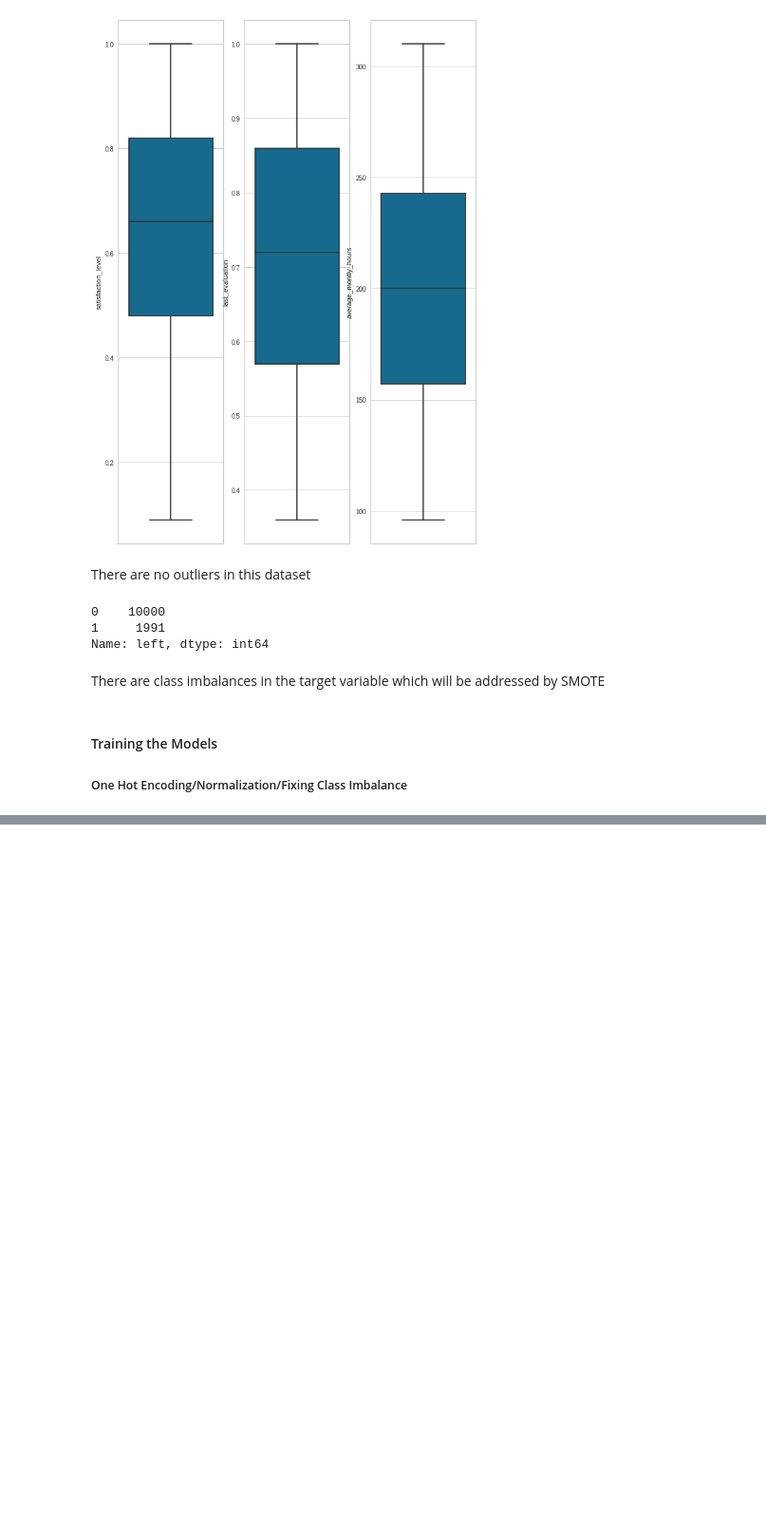
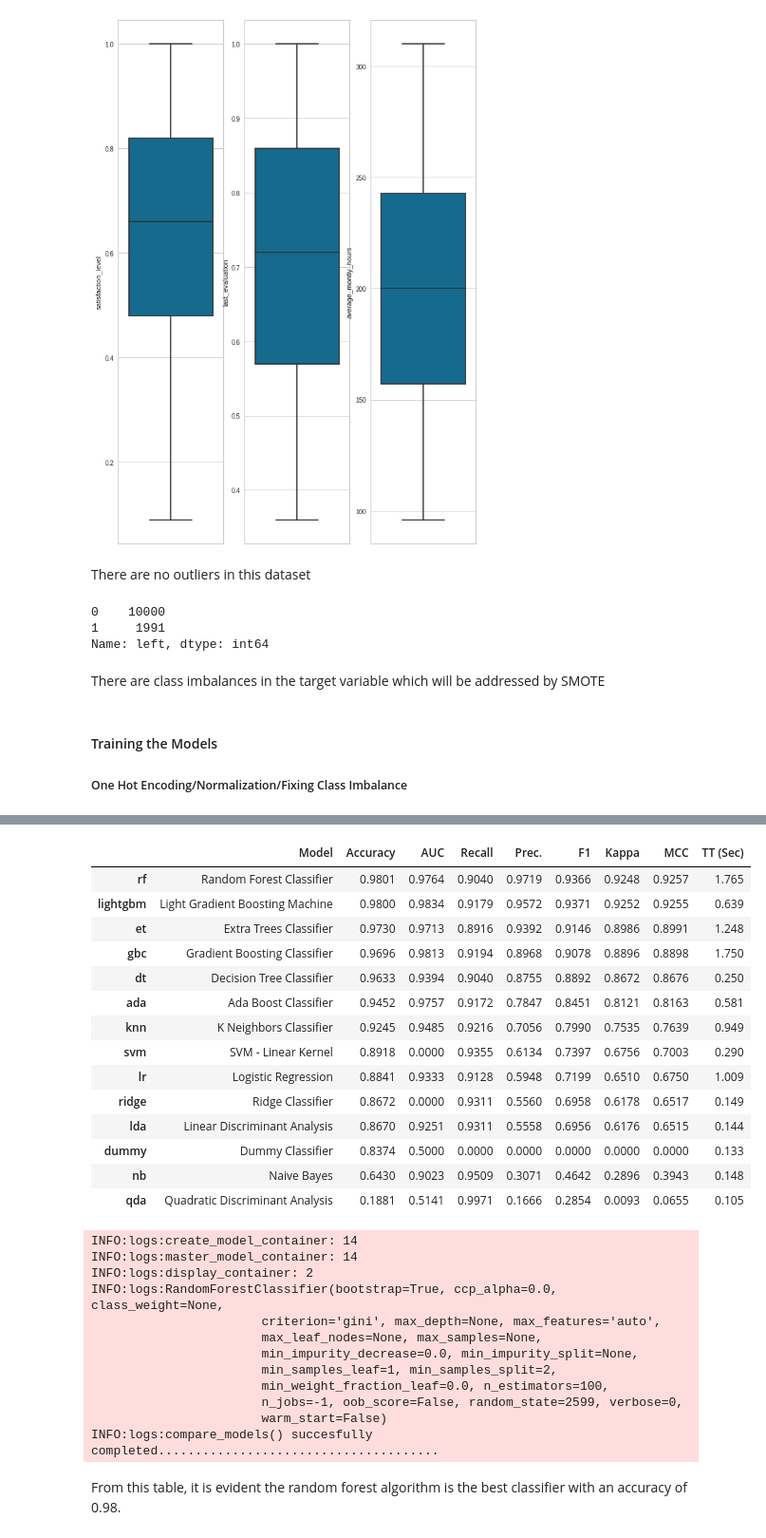
Before and after one commit to VivianKingasia/Employee-Turnover-Project, a Jupyter notebook: Employee Turnover Prediction Model.ipynb, the cells around one changed output, grey strips where cells are left out. Shown: that part at 95% size. Drawn from its saved outputs; the diff is of its cells as text; code cells hidden in the pictures; blank space fills up the shorter version.

Commit message:
Prediction Model

```diff
--- a/Employee Turnover Prediction Model.ipynb
+++ b/Employee Turnover Prediction Model.ipynb
@@ -423,3 +463,37 @@ INFO:logs:Pipeline(memory=None,
                 ('dfs', 'passthrough'), ('pca', 'passthrough')],
          verbose=False)
 INFO:logs:setup() succesfully completed......................................
+# %%
+# exploring the models
+
+best_models = compare_models()
+# %% [output]
+|  | Model | Accuracy | AUC | Recall | Prec. | F1 | Kappa | MCC | TT (Sec) |
+| rf | Random Forest Classifier | 0.9801 | 0.9764 | 0.9040 | 0.9719 | 0.9366 | 0.9248 | 0.9257 | 1.765 |
+| lightgbm | Light Gradient Boosting Machine | 0.9800 | 0.9834 | 0.9179 | 0.9572 | 0.9371 | 0.9252 | 0.9255 | 0.639 |
+| et | Extra Trees Classifier | 0.9730 | 0.9713 | 0.8916 | 0.9392 | 0.9146 | 0.8986 | 0.8991 | 1.248 |
+| gbc | Gradient Boosting Classifier | 0.9696 | 0.9813 | 0.9194 | 0.8968 | 0.9078 | 0.8896 | 0.8898 | 1.750 |
+| dt | Decision Tree Classifier | 0.9633 | 0.9394 | 0.9040 | 0.8755 | 0.8892 | 0.8672 | 0.8676 | 0.250 |
+| ada | Ada Boost Classifier | 0.9452 | 0.9757 | 0.9172 | 0.7847 | 0.8451 | 0.8121 | 0.8163 | 0.581 |
+| knn | K Neighbors Classifier | 0.9245 | 0.9485 | 0.9216 | 0.7056 | 0.7990 | 0.7535 | 0.7639 | 0.949 |
+| svm | SVM - Linear Kernel | 0.8918 | 0.0000 | 0.9355 | 0.6134 | 0.7397 | 0.6756 | 0.7003 | 0.290 |
+| lr | Logistic Regression | 0.8841 | 0.9333 | 0.9128 | 0.5948 | 0.7199 | 0.6510 | 0.6750 | 1.009 |
+| ridge | Ridge Classifier | 0.8672 | 0.0000 | 0.9311 | 0.5560 | 0.6958 | 0.6178 | 0.6517 | 0.149 |
+| lda | Linear Discriminant Analysis | 0.8670 | 0.9251 | 0.9311 | 0.5558 | 0.6956 | 0.6176 | 0.6515 | 0.144 |
+| dummy | Dummy Classifier | 0.8374 | 0.5000 | 0.0000 | 0.0000 | 0.0000 | 0.0000 | 0.0000 | 0.133 |
+| nb | Naive Bayes | 0.6430 | 0.9023 | 0.9509 | 0.3071 | 0.4642 | 0.2896 | 0.3943 | 0.148 |
+| qda | Quadratic Discriminant Analysis | 0.1881 | 0.5141 | 0.9971 | 0.1666 | 0.2854 | 0.0093 | 0.0655 | 0.105 |
+INFO:logs:create_model_container: 14
+INFO:logs:master_model_container: 14
+INFO:logs:display_container: 2
+INFO:logs:RandomForestClassifier(bootstrap=True, ccp_alpha=0.0, class_weight=None,
+                       criterion='gini', max_depth=None, max_features='auto',
+                       max_leaf_nodes=None, max_samples=None,
+                       min_impurity_decrease=0.0, min_impurity_split=None,
+                       min_samples_leaf=1, min_samples_split=2,
+                       min_weight_fraction_leaf=0.0, n_estimators=100,
+                       n_jobs=-1, oob_score=False, random_state=2599, verbose=0,
+                       warm_start=False)
+INFO:logs:compare_models() succesfully completed......................................
+# %% [markdown]
+From this table, it is evident the random forest algorithm is the best classifier with an accuracy of 0.98.
```
Also changed, not shown: parts of 6 cells of this notebook.
